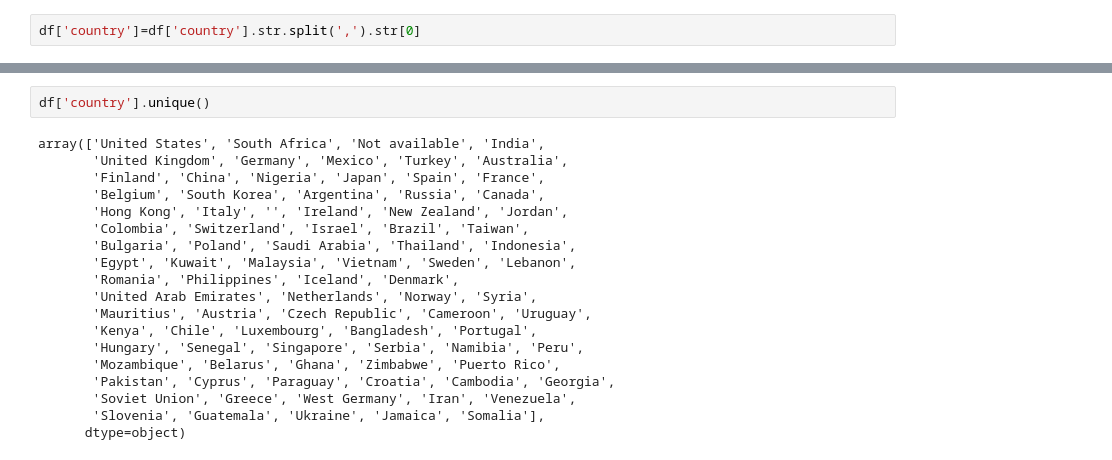
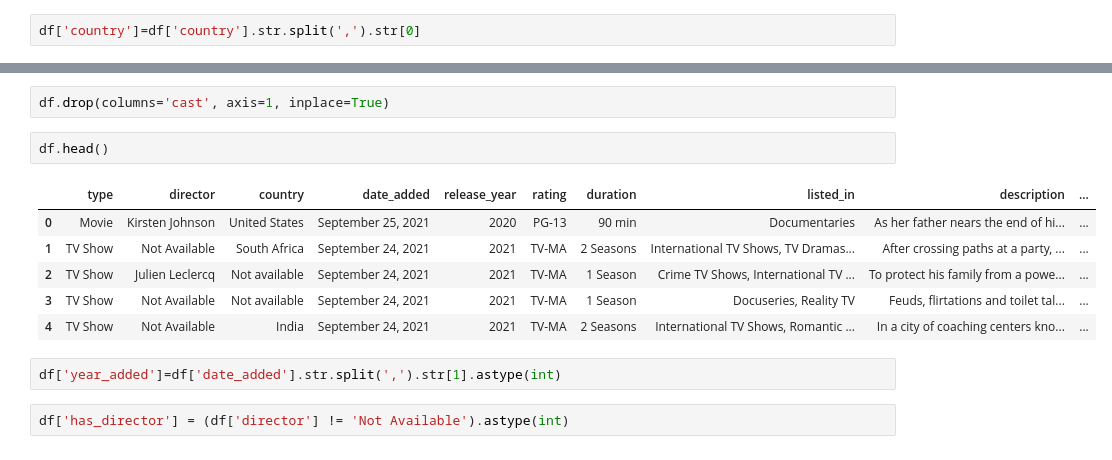
Before and after one commit to mayurimamdi/NetflixRecommendation, a Jupyter notebook: notebook/EDA.ipynb, the cells around one changed output, grey strips where cells are left out. Cells and saved outputs as stored; diff of their text form.

```diff
--- a/notebook/EDA.ipynb
+++ b/notebook/EDA.ipynb
@@ -319,24 +319,18 @@ df.head()
 | 2 | TV Show | Julien Leclercq | Sami Bouajila, Tracy Gotoas, Samu... | Not available | September 24, 2021 | 2021 | TV-MA | 1 Season | Crime TV Shows, International TV ... | ... |
 | 3 | TV Show | Not Available | Not available | Not available | September 24, 2021 | 2021 | TV-MA | 1 Season | Docuseries, Reality TV | ... |
 | 4 | TV Show | Not Available | Mayur More, Jitendra Kumar, Ranja... | India | September 24, 2021 | 2021 | TV-MA | 2 Seasons | International TV Shows, Romantic ... | ... |
-# %%
-df['country'].unique()
-# %% [output]
-array(['United States', 'South Africa', 'Not available', 'India',
-       'United Kingdom', 'Germany', 'Mexico', 'Turkey', 'Australia',
-       'Finland', 'China', 'Nigeria', 'Japan', 'Spain', 'France',
-       'Belgium', 'South Korea', 'Argentina', 'Russia', 'Canada',
-       'Hong Kong', 'Italy', '', 'Ireland', 'New Zealand', 'Jordan',
-       'Colombia', 'Switzerland', 'Israel', 'Brazil', 'Taiwan',
-       'Bulgaria', 'Poland', 'Saudi Arabia', 'Thailand', 'Indonesia',
-       'Egypt', 'Kuwait', 'Malaysia', 'Vietnam', 'Sweden', 'Lebanon',
-       'Romania', 'Philippines', 'Iceland', 'Denmark',
-       'United Arab Emirates', 'Netherlands', 'Norway', 'Syria',
-       'Mauritius', 'Austria', 'Czech Republic', 'Cameroon', 'Uruguay',
-       'Kenya', 'Chile', 'Luxembourg', 'Bangladesh', 'Portugal',
-       'Hungary', 'Senegal', 'Singapore', 'Serbia', 'Namibia', 'Peru',
-       'Mozambique', 'Belarus', 'Ghana', 'Zimbabwe', 'Puerto Rico',
-       'Pakistan', 'Cyprus', 'Paraguay', 'Croatia', 'Cambodia', 'Georgia',
-       'Soviet Union', 'Greece', 'West Germany', 'Iran', 'Venezuela',
-       'Slovenia', 'Guatemala', 'Ukraine', 'Jamaica', 'Somalia'],
-      dtype=object)
+# %%
+df.drop(columns='cast', axis=1, inplace=True)
+# %%
+df.head()
+# %% [output]
+|  | type | director | country | date_added | release_year | rating | duration | listed_in | description | ... |
+| 0 | Movie | Kirsten Johnson | United States | September 25, 2021 | 2020 | PG-13 | 90 min | Documentaries | As her father nears the end of hi... | ... |
+| 1 | TV Show | Not Available | South Africa | September 24, 2021 | 2021 | TV-MA | 2 Seasons | International TV Shows, TV Dramas... | After crossing paths at a party, ... | ... |
+| 2 | TV Show | Julien Leclercq | Not available | September 24, 2021 | 2021 | TV-MA | 1 Season | Crime TV Shows, International TV ... | To protect his family from a powe... | ... |
+| 3 | TV Show | Not Available | Not available | September 24, 2021 | 2021 | TV-MA | 1 Season | Docuseries, Reality TV | Feuds, flirtations and toilet tal... | ... |
+| 4 | TV Show | Not Available | India | September 24, 2021 | 2021 | TV-MA | 2 Seasons | International TV Shows, Romantic ... | In a city of coaching centers kno... | ... |
+# %%
+df['year_added']=df['date_added'].str.split(',').str[1].astype(int)
+# %%
+df['has_director'] = (df['director'] != 'Not Available').astype(int)
```
Also changed, not shown: parts of 26 cells of this notebook.
